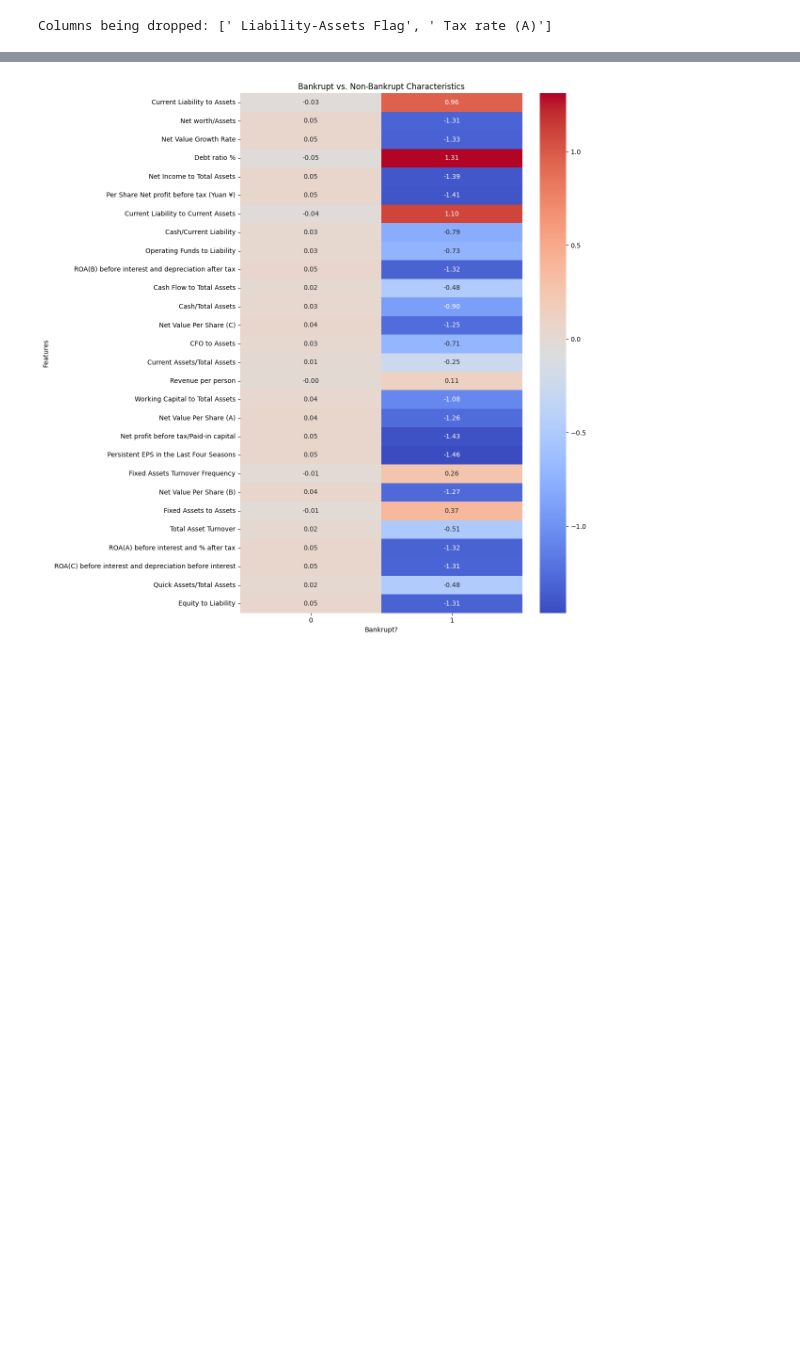
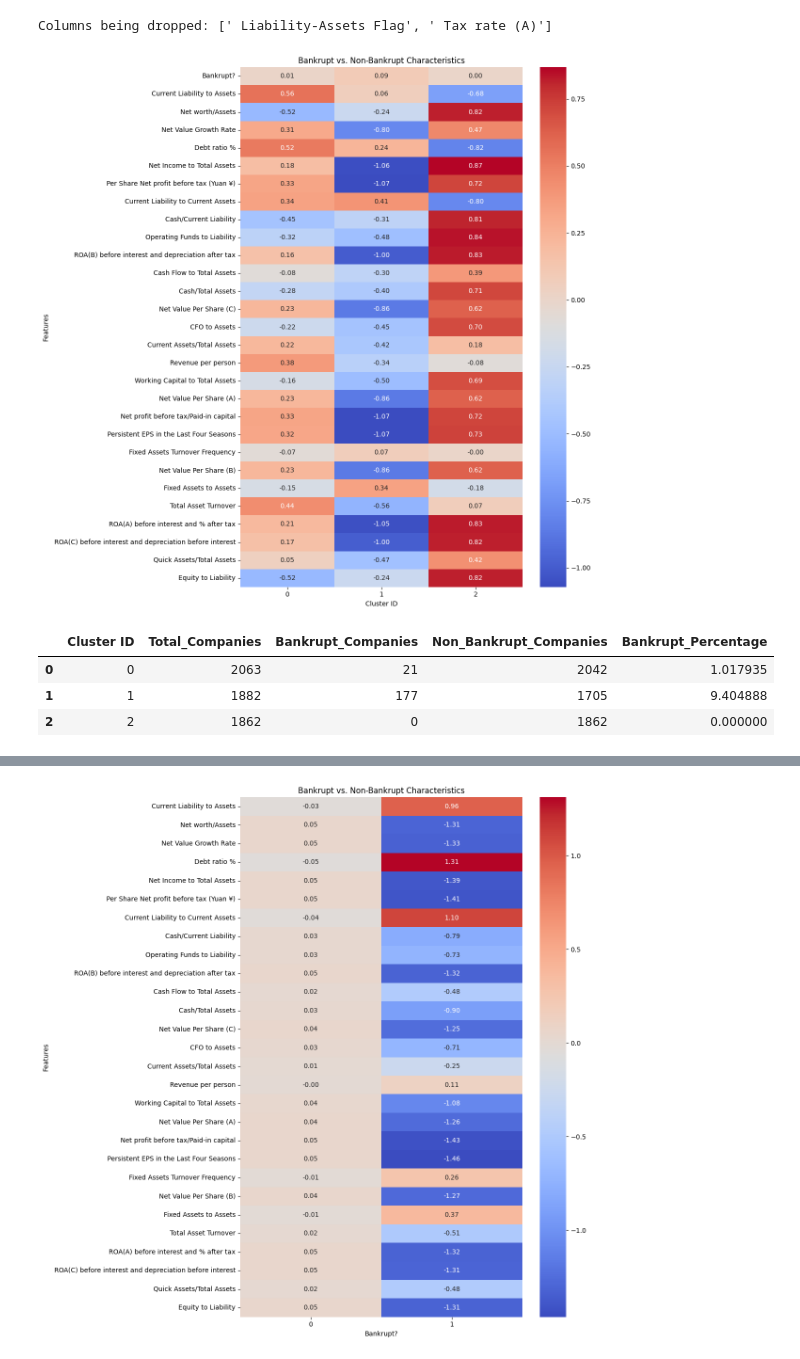
Before and after one commit to brandonyen/company-bankruptcy-prediction, a Jupyter notebook: data-exploration-processing.ipynb, the cells around one changed output, grey strips where cells are left out. Cells and saved outputs as stored; diff of their text form; code cells hidden in the pictures; blank space fills up the shorter version.

Commit message:
added clustering and visualization with analysis

```diff
--- a/data-exploration-processing.ipynb
+++ b/data-exploration-processing.ipynb
@@ -56,3 +56,36 @@ high_var_corr_df = high_var_corr_df.drop(columns=cols_to_drop)
 high_var_corr_df.insert(0, 'Bankrupt?', y_train)
 # %% [output]
 Columns being dropped: [' Liability-Assets Flag', ' Tax rate (A)']
+# %%
+# Perform clustering on the data and visualize
+kmeans = KMeans(n_clusters=3, random_state=42, n_init=10)
+cluster_ids = kmeans.fit_predict(high_var_corr_df.drop('Bankrupt?', axis=1))
+
+# Add cluster id column
+cluster_df = high_var_corr_df.copy()
+cluster_df.insert(1, 'Cluster ID', cluster_ids)
+
+# Visualize characteristics of each cluster
+cluster_df_mean = cluster_df.groupby('Cluster ID').mean()
+plt.figure(figsize=(12, 12))
+sns.heatmap(cluster_df_mean.T, cmap='coolwarm', annot=True, fmt=".2f")
+plt.title('Bankrupt vs. Non-Bankrupt Characteristics')
+plt.ylabel('Features')
+plt.tight_layout()
+plt.show()
+# %% [output]
+[figure, added]
+# %%
+cluster_summary = cluster_df.groupby('Cluster ID')['Bankrupt?'].agg(
+    Total_Companies='count',
+    Bankrupt_Companies='sum',
+    Non_Bankrupt_Companies=lambda x: (x == 0).sum(),
+    Bankrupt_Percentage=lambda x: (x.sum() / len(x)) * 100
+).reset_index()
+
+cluster_summary
+# %% [output]
+|  | Cluster ID | Total_Companies | Bankrupt_Companies | Non_Bankrupt_Companies | Bankrupt_Percentage |
+| 0 | 0 | 2063 | 21 | 2042 | 1.017935 |
+| 1 | 1 | 1882 | 177 | 1705 | 9.404888 |
+| 2 | 2 | 1862 | 0 | 1862 | 0.000000 |
```
Also changed, not shown: parts of 1 cell of this notebook, 1 other file.
